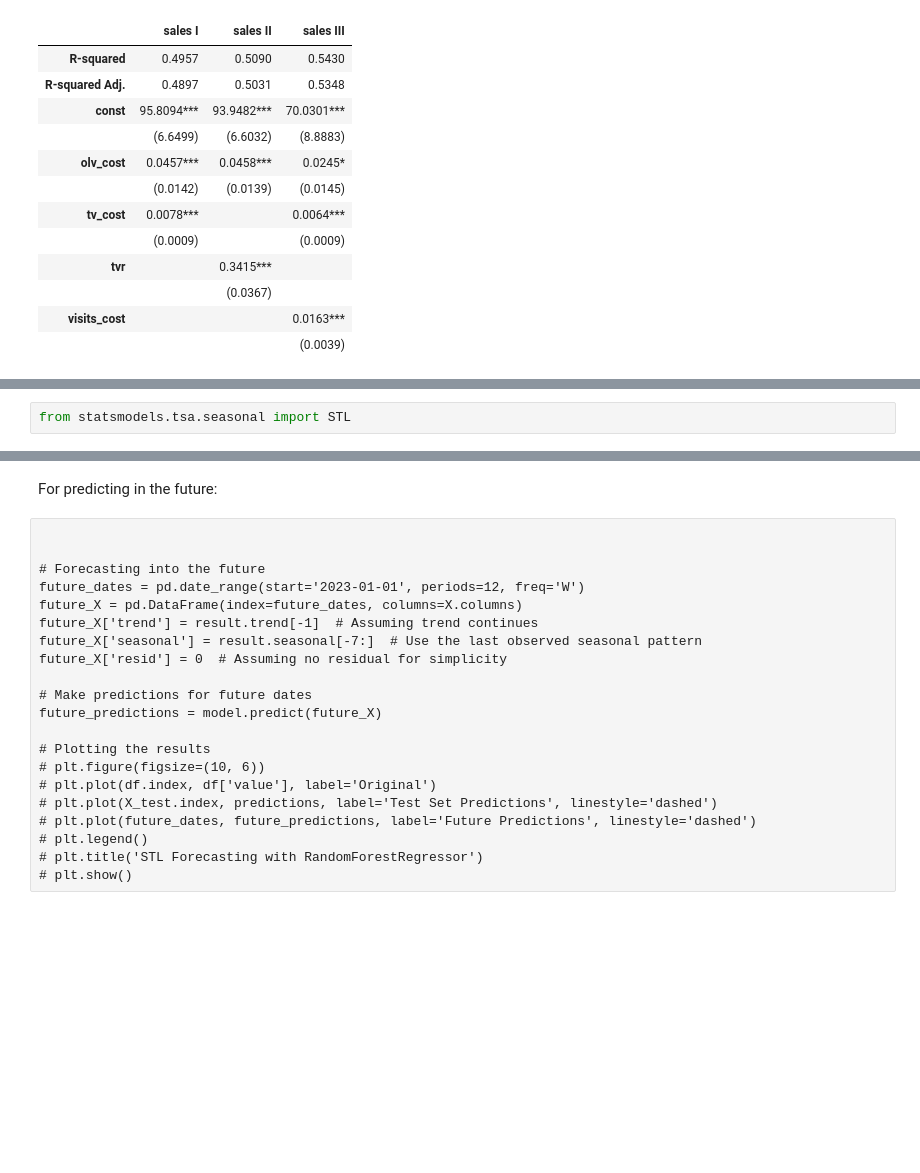
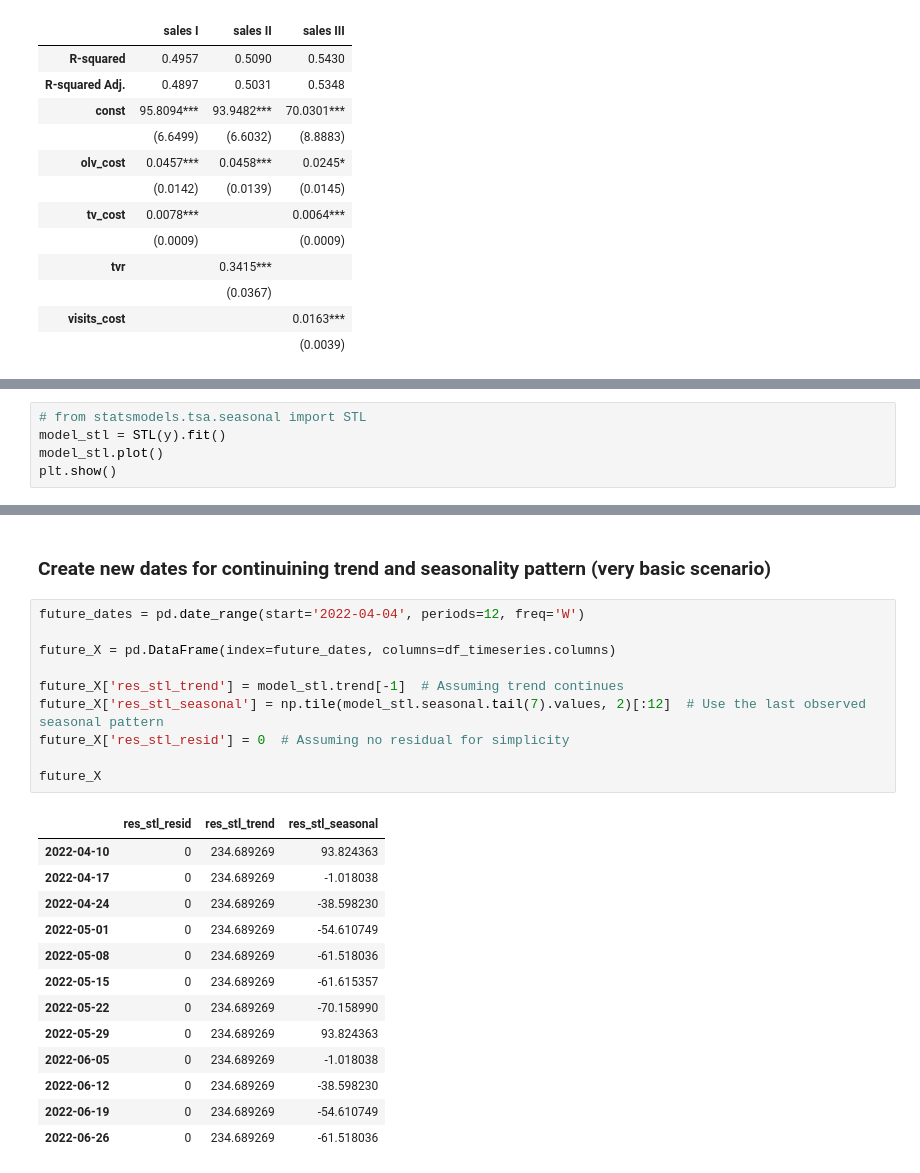
Before and after one commit to avrorum/mmm_tools, a Jupyter notebook: notebooks/useful_funcs.ipynb, the cells around one changed output, grey strips where cells are left out. Saved outputs shown, nothing was run; the diff lists cells and outputs as text; blank space fills up the shorter version.

```diff
--- a/notebooks/useful_funcs.ipynb
+++ b/notebooks/useful_funcs.ipynb
@@ -224,2 +211,5 @@ plt.show()
 # %%
-from statsmodels.tsa.seasonal import STL
+# from statsmodels.tsa.seasonal import STL
+model_stl = STL(y).fit()
+model_stl.plot()
+plt.show()
@@ -310,23 +218,26 @@ summary_df
-# %% [markdown]
-For predicting in the future:
-# %% [raw]
-
-
-# Forecasting into the future
-future_dates = pd.date_range(start='2023-01-01', periods=12, freq='W')
-future_X = pd.DataFrame(index=future_dates, columns=X.columns)
-future_X['trend'] = result.trend[-1]  # Assuming trend continues
-future_X['seasonal'] = result.seasonal[-7:]  # Use the last observed seasonal pattern
-future_X['resid'] = 0  # Assuming no residual for simplicity
-
-# Make predictions for future dates
-future_predictions = model.predict(future_X)
-
-# Plotting the results
-# plt.figure(figsize=(10, 6))
-# plt.plot(df.index, df['value'], label='Original')
-# plt.plot(X_test.index, predictions, label='Test Set Predictions', linestyle='dashed')
-# plt.plot(future_dates, future_predictions, label='Future Predictions', linestyle='dashed')
-# plt.legend()
-# plt.title('STL Forecasting with RandomForestRegressor')
-# plt.show()
+# %% [markdown]
+### Create new dates for continuining trend and seasonality pattern (very basic scenario)
+# %%
+future_dates = pd.date_range(start='2022-04-04', periods=12, freq='W')
+
+future_X = pd.DataFrame(index=future_dates, columns=df_timeseries.columns)
+
+future_X['res_stl_trend'] = model_stl.trend[-1]  # Assuming trend continues
+future_X['res_stl_seasonal'] = np.tile(model_stl.seasonal.tail(7).values, 2)[:12]  # Use the last observed seasonal pattern
+future_X['res_stl_resid'] = 0  # Assuming no residual for simplicity
+
+future_X
+# %% [output]
+|  | res_stl_resid | res_stl_trend | res_stl_seasonal |
+| 2022-04-10 | 0 | 234.689269 | 93.824363 |
+| 2022-04-17 | 0 | 234.689269 | -1.018038 |
+| 2022-04-24 | 0 | 234.689269 | -38.598230 |
+| 2022-05-01 | 0 | 234.689269 | -54.610749 |
+| 2022-05-08 | 0 | 234.689269 | -61.518036 |
+| 2022-05-15 | 0 | 234.689269 | -61.615357 |
+| 2022-05-22 | 0 | 234.689269 | -70.158990 |
+| 2022-05-29 | 0 | 234.689269 | 93.824363 |
+| 2022-06-05 | 0 | 234.689269 | -1.018038 |
+| 2022-06-12 | 0 | 234.689269 | -38.598230 |
+| 2022-06-19 | 0 | 234.689269 | -54.610749 |
+| 2022-06-26 | 0 | 234.689269 | -61.518036 |
```
Also changed, not shown: parts of 25 cells of this notebook, 8 other files.
